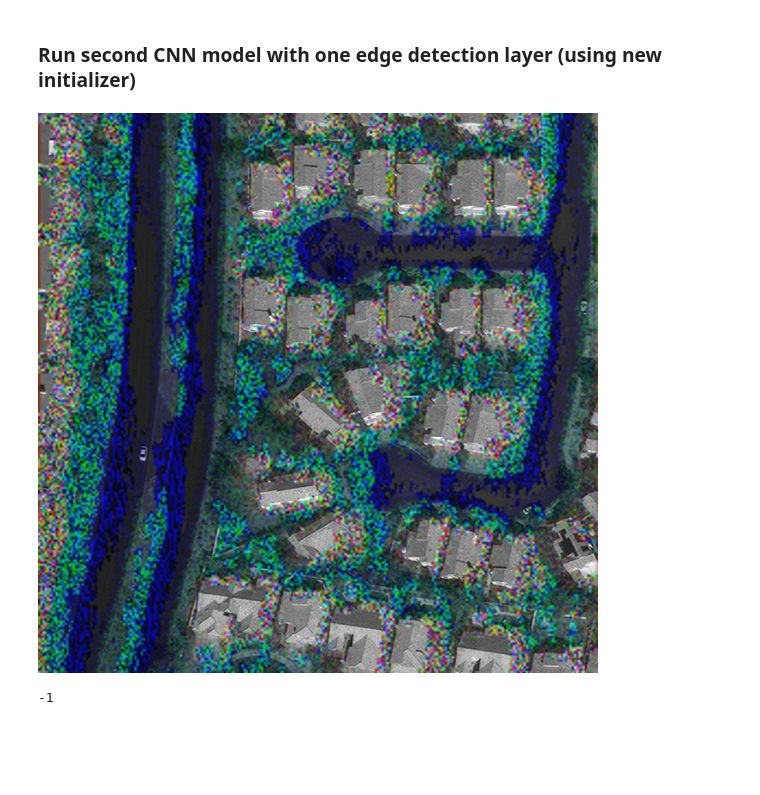
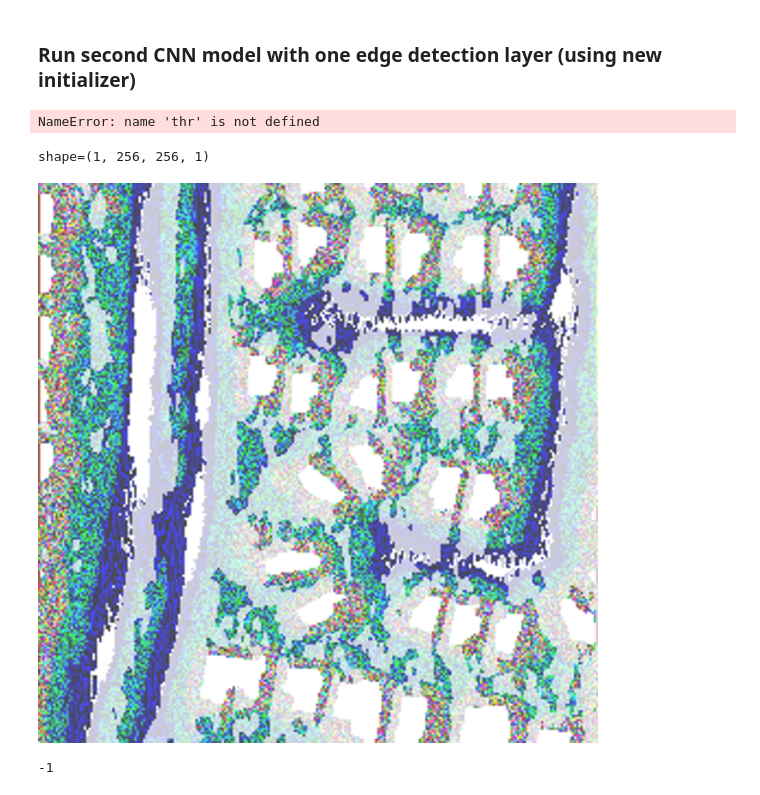
Before and after one commit to wp-cdas/UNet-Humphries, a Jupyter notebook: Edge_Detect_Filter.ipynb, the cells around one changed output. Cells and saved outputs as stored; diff of their text form; code cells hidden in the pictures; blank space fills up the shorter version.

```diff
--- a/Edge_Detect_Filter.ipynb
+++ b/Edge_Detect_Filter.ipynb
@@ -39,3 +39,23 @@ testImg = predImgGen('/data/spacenet/bldg/AllTest/PAN-PNG/PAN_AOI_2_Vegas_img101
 pred = model.predict(testImg)
 # %% [output]
 WARNING:tensorflow:From /srv/conda/envs/notebook/lib/python3.7/site-packages/keras/backend/tensorflow_backend.py:422: The name tf.global_variables is deprecated. Please use tf.compat.v1.global_variabl ...
+# %%
+predRe = pred.reshape(256,256)
+maskArrThresh = np.zeros((predRe.shape[0], predRe.shape[1], 4))
+maskArrThresh[:,:, 0] = 50
+maskArrThresh[:,:, 1] = 255
+maskArrThresh[:,:, 2] = 0
+for row in range(0, predRe.shape[0]):
+    for col in range(0, predRe.shape[1]):
+        maskArrThresh[row, col, 3] = 255 - int(predRe[row, col] * 255)
+maskArrThresh = maskArrThresh.astype("uint8")
+maskImg = Image.fromarray(predRe, 'RGBA')
+
+PANImg = Image.open('/data/spacenet/bldg/AllTest/PAN-PNG/PAN_AOI_2_Vegas_img1016.png')
+PANImgT = PANImg.convert('RGBA')
+
+PANDim = (PANImgT.width, PANImgT.height)
+maskImgRe = maskImg.resize(PANDim)
+
+comp = Image.alpha_composite(PANImgT, maskImgRe)
+comp.save('pred.png')
@@ -58,0 +88,10 @@ pred1 = model1.predict(pred)
+# %%
+from PIL import Image
+import numpy as np
+from skimage import transform
+
+np_img = np.array(thr).astype('float32')/255
+np_img = transform.resize(np_img, (256, 256, 1))
+np_img = np.expand_dims(np_img, axis=0)
+# %% [output]
+NameError: name 'thr' is not defined
@@ -59,23 +102,38 @@ pred1 = model1.predict(pred)
+# %%
+# i=0
+# for p in pred1:
+#     for j in p:
+#         print(i)
+#         i+=1
+#         m=0
+#         for n in j:
+#             print('a'+str(m))
+#             m+=1
+#             for w in n:
+#                 print('t')
+print('shape={}'.format(pred1.shape))
+# %% [output]
+shape=(1, 256, 256, 1)
 # %%
 predRe = pred1.reshape(256,256)
 maskArrThresh = np.zeros((predRe.shape[0], predRe.shape[1], 4))
 maskArrThresh[:,:, 0] = 50
 maskArrThresh[:,:, 1] = 255
 maskArrThresh[:,:, 2] = 0
 for row in range(0, predRe.shape[0]):
     for col in range(0, predRe.shape[1]):
         maskArrThresh[row, col, 3] = 255 - int(predRe[row, col] * 255)
 maskArrThresh = maskArrThresh.astype("uint8")
 maskImg = Image.fromarray(predRe, 'RGBA')
 
 PANImg = Image.open('/data/spacenet/bldg/AllTest/PAN-PNG/PAN_AOI_2_Vegas_img1016.png')
 PANImgT = PANImg.convert('RGBA')
 
 PANDim = (PANImgT.width, PANImgT.height)
 maskImgRe = maskImg.resize(PANDim)
 
 comp = Image.alpha_composite(PANImgT, maskImgRe)
-comp
+maskImgRe
 # %% [output]
-[figure, old version]
+[figure, new version]
 # %%
```
Also changed, not shown: parts of 6 cells of this notebook, 1 other file.
